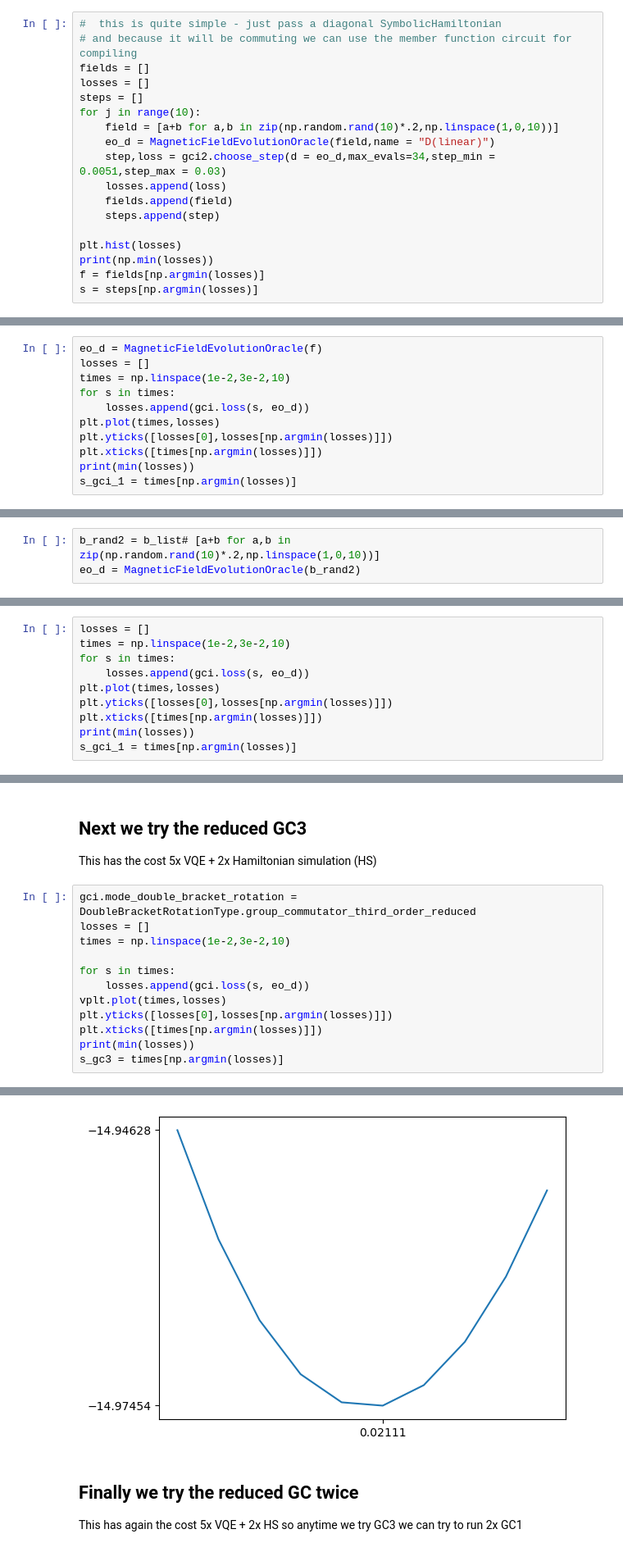
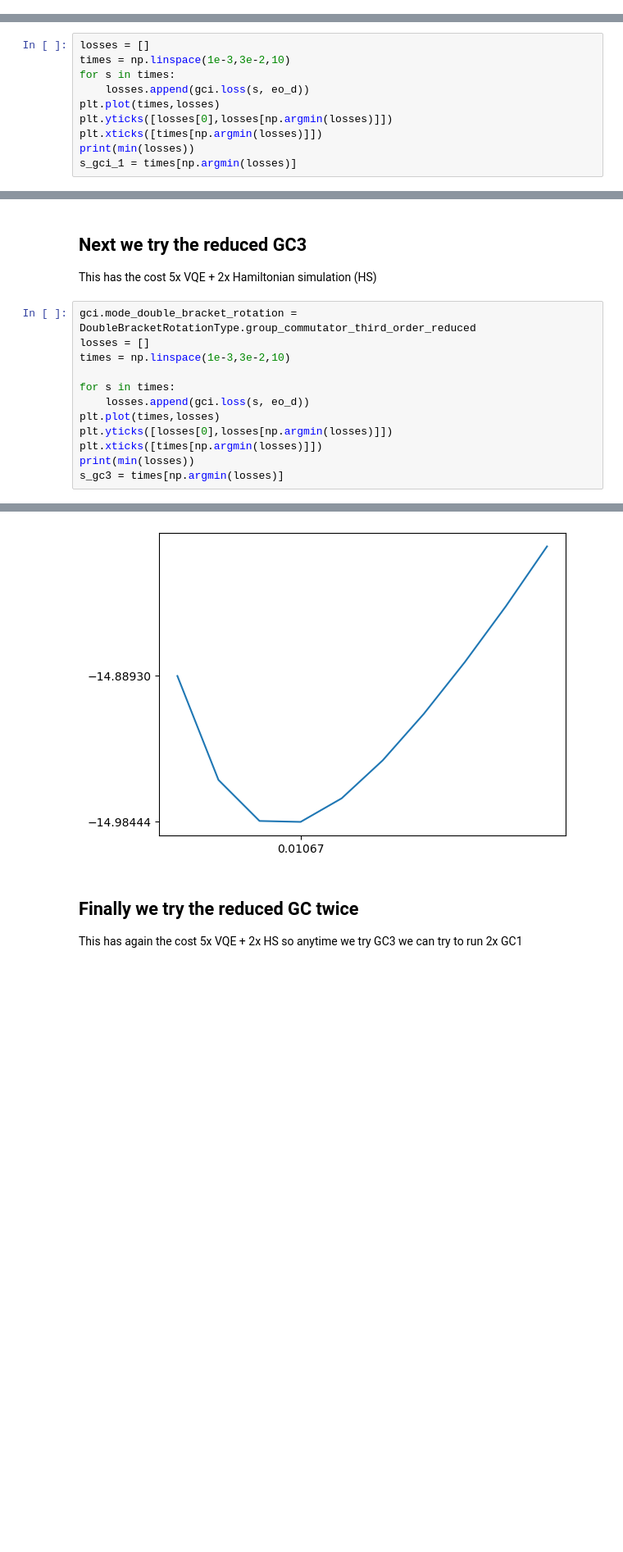
Before and after one commit to qiboteam/boostvqe, a Jupyter notebook: notebooks/gci_3_rounds_7l.ipynb, the cells around one changed output, grey strips where cells are left out. Shown at 82% size. Cells and saved outputs as stored; diff of their text form; blank space fills up the shorter version.

```diff
--- a/notebooks/gci_3_rounds_7l.ipynb
+++ b/notebooks/gci_3_rounds_7l.ipynb
@@ -99,18 +99,0 @@ gci.loss(0.0024545454545454545, MagneticFieldEvolutionOracle(b_list,name = "D(li
-# %%
-#  this is quite simple - just pass a diagonal SymbolicHamiltonian
-# and because it will be commuting we can use the member function circuit for compiling
-fields = []
-losses = []
-steps = []
-for j in range(10):
-    field = [a+b for a,b in zip(np.random.rand(10)*.2,np.linspace(1,0,10))]
-    eo_d = MagneticFieldEvolutionOracle(field,name = "D(linear)")
-    step,loss = gci2.choose_step(d = eo_d,max_evals=34,step_min = 0.0051,step_max = 0.03)
-    losses.append(loss)
-    fields.append(field)
-    steps.append(step)
-
-plt.hist(losses)
-print(np.min(losses))
-f = fields[np.argmin(losses)]
-s = steps[np.argmin(losses)]
@@ -120,11 +99,0 @@ s = steps[np.argmin(losses)]
-# %%
-eo_d = MagneticFieldEvolutionOracle(f)
-losses = []
-times = np.linspace(1e-2,3e-2,10)
-for s in times:
-    losses.append(gci.loss(s, eo_d))
-plt.plot(times,losses)
-plt.yticks([losses[0],losses[np.argmin(losses)]])
-plt.xticks([times[np.argmin(losses)]])
-print(min(losses))
-s_gci_1 = times[np.argmin(losses)]
@@ -158,13 +100,10 @@ plt.plot(b_list)
-# %%
-b_rand2 = b_list# [a+b for a,b in zip(np.random.rand(10)*.2,np.linspace(1,0,10))]
-eo_d = MagneticFieldEvolutionOracle(b_rand2)
 # %% [markdown]
 ## First we try the reduced GC
 
 This has the cost 3x VQE + 1x Hamiltonian simulation (HS)
 # %%
 losses = []
-times = np.linspace(1e-2,3e-2,10)
+times = np.linspace(1e-3,3e-2,10)
 for s in times:
     losses.append(gci.loss(s, eo_d))
 plt.plot(times,losses)
@@ -182,11 +121,11 @@ This has the cost 5x VQE + 2x Hamiltonian simulation (HS)
 # %%
 gci.mode_double_bracket_rotation = DoubleBracketRotationType.group_commutator_third_order_reduced
 losses = []
-times = np.linspace(1e-2,3e-2,10)
+times = np.linspace(1e-3,3e-2,10)
 
 for s in times:
     losses.append(gci.loss(s, eo_d))
-vplt.plot(times,losses)
+plt.plot(times,losses)
 plt.yticks([losses[0],losses[np.argmin(losses)]])
 plt.xticks([times[np.argmin(losses)]])
 print(min(losses))
@@ -196,4 +135,4 @@ s_gc3 = times[np.argmin(losses)]
-[figure, old version]
+[figure, new version]
 # %% [markdown]
 ## Finally we try the reduced GC twice
 
```
Also changed, not shown: parts of 47 cells of this notebook, 4 other files.
